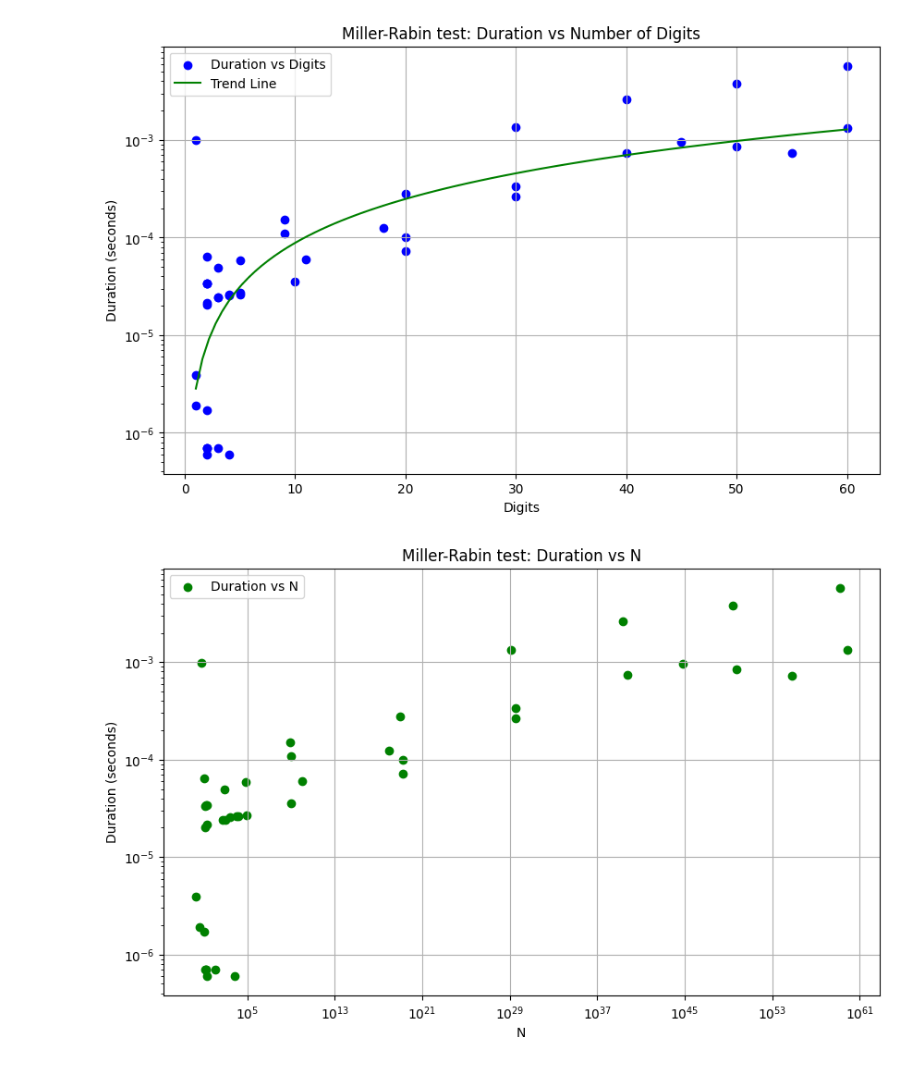
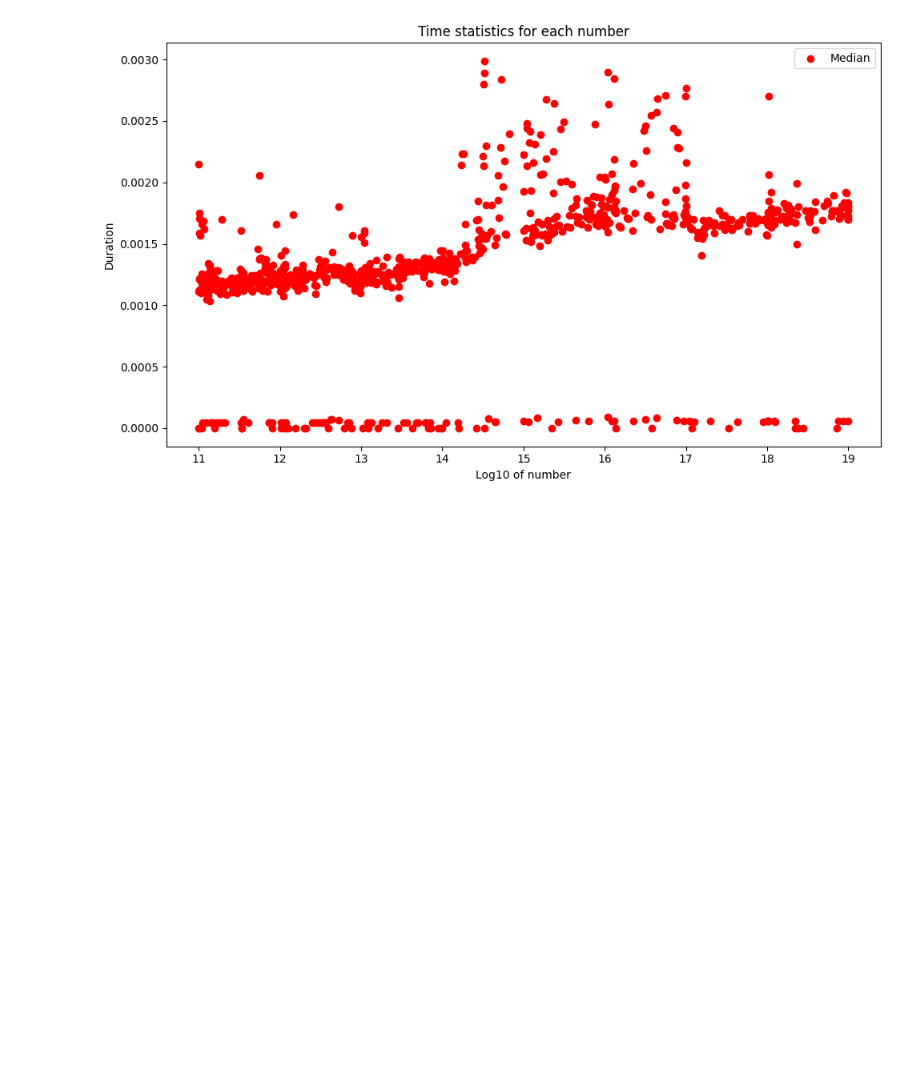
Before and after one commit to Arserebryakova/Large_Prime_Numbers, a Jupyter notebook: visualization/miller-rabin.ipynb, the cells around one changed output. Drawn from its saved outputs; the diff is of its cells as text; code cells hidden in the pictures; blank space fills up the shorter version.

Commit message:
Fixed part of errors. Commited just to create a breakpoint

```diff
--- a/visualization/miller-rabin.ipynb
+++ b/visualization/miller-rabin.ipynb
@@ -12,39 +34,29 @@ def read_test_result(filename):
 # %%
 import matplotlib.pyplot as plt
-import numpy as np
+# Настроим позиции по оси X для каждого уникального числа
+x_pos = range(len(stats))
 
-#данные
-digits, N_values, factors, durations = read_test_result("Miller-Rabin_23-09-2024 21-43-51.csv")
+# Создадим фигуру и ось
+fig, ax = plt.subplots(figsize=(10, 6))
 
-#график зависимости времени от количества цифр
-plt.figure(figsize=(10, 6))
-plt.scatter(digits, durations, color='b', label='Duration vs Digits')
-plt.yscale('log')
-plt.xlabel('Digits')
-plt.ylabel('Duration (seconds)')
-plt.title('Miller-Rabin test: Duration vs Number of Digits')
-plt.grid(True)
+# Рассчитаем асимметричные "ошибки" для средних значений:
+# Н
 
-z = np.polyfit(np.log(digits), np.log(durations), 1)
-p = np.poly1d(z)
-x_trend = np.linspace(min(digits), max(digits), 100)
-y_trend = np.exp(p(np.log(x_trend)))
-plt.plot(x_trend, y_trend, color='green', label='Trend Line')
+# Построим график средних значений с "errorbar" для перцентилей
+#ax.errorbar(x_pos, stats['mean_duration'], fmt='o', capsize=5, label='Среднее (с 25% и 75% квантилями)')
 
-plt.legend()
+# Отобразим медианные значения отдельными точками
+ax.scatter(stats['number_log10'], stats['median_duration'], color='red', zorder=5, label='Median')
+
+# Оформление оси X
+#ax.set_xticks(x_pos)
+#ax.set_xticklabels(stats['number'], rotation=45, ha='right')
+ax.set_xlabel('Log10 of number')
+ax.set_ylabel('Duration')
+ax.set_title('Time statistics for each number')
+ax.legend()
+plt.tight_layout()
+
 plt.show()
-
-#график зависимости времени от значения N
-plt.figure(figsize=(10, 6))
-plt.scatter(N_values, durations, color='green', label='Duration vs N')
-plt.yscale('log')
-plt.xscale('log')
-plt.xlabel('N')
-plt.ylabel('Duration (seconds)')
-plt.title('Miller-Rabin test: Duration vs N')
-plt.grid(True)
-plt.legend()
-plt.show()
 # %% [output]
-[figure, old version]
+[figure, new version]
-[figure, removed]
```
Also changed, not shown: parts of 3 cells of this notebook, 34 other files.
